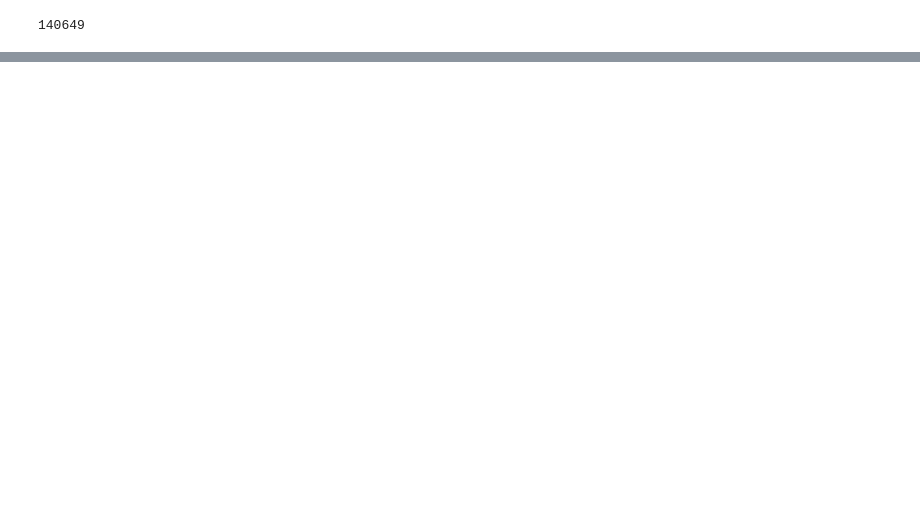
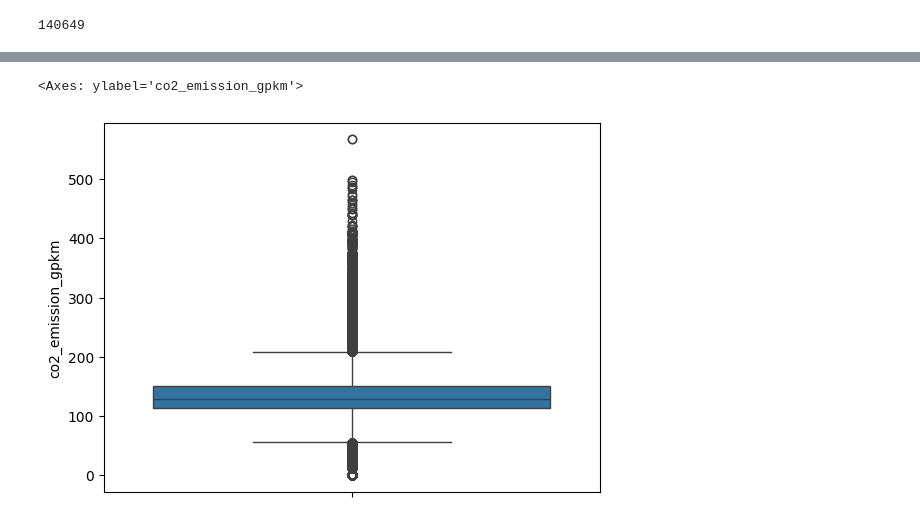
Before and after one commit to pottsy88/Autotrader-ML-Challenge, a Jupyter notebook: DTR.ipynb, the cells around one changed output, grey strips where cells are left out. Cells and saved outputs as stored; diff of their text form; code cells hidden in the pictures; blank space fills up the shorter version.

```diff
--- a/DTR.ipynb
+++ b/DTR.ipynb
@@ -266,0 +278,5 @@ len(df)
+# %%
+sns.boxplot(df["co2_emission_gpkm"])
+# %% [output]
+<Axes: ylabel='co2_emission_gpkm'>
+[figure, added]
```
Also changed, not shown: parts of 7 cells of this notebook.
